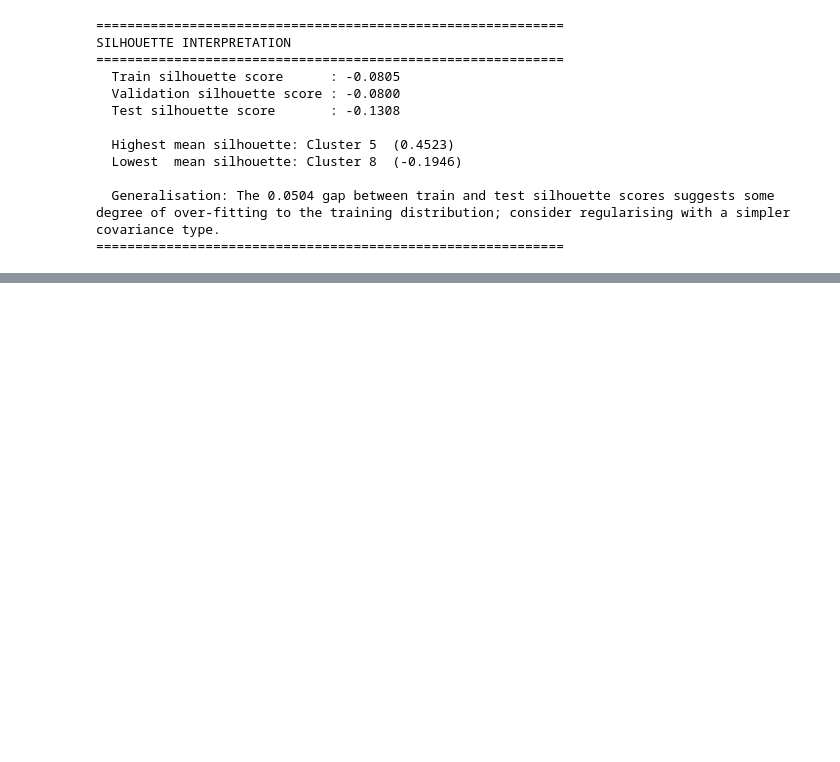
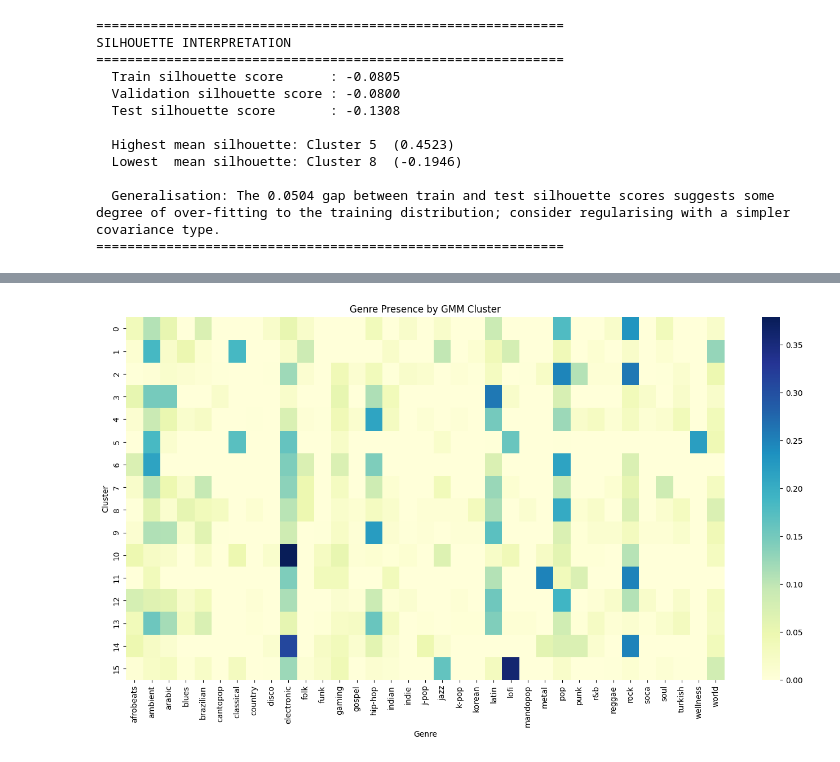
Before and after one commit to samiuell/MSE446-Group2, a Jupyter notebook: MSE446_Group2_GMMModel_C.ipynb, the cells around one changed output, grey strips where cells are left out. Saved outputs shown, nothing was run; the diff lists cells and outputs as text; code cells hidden in the pictures; blank space fills up the shorter version.

```diff
--- a/MSE446_Group2_GMMModel_C.ipynb
+++ b/MSE446_Group2_GMMModel_C.ipynb
@@ -879,0 +900,26 @@ plt.show()
+# %%
+# -------------------------------
+# TOP GENRE PER CLUSTER
+# -------------------------------
+
+genre_cols = [c for c in songs_gmm.columns if c.startswith('playlist_genre_')]
+
+cluster_genre_means = songs_gmm.groupby('gmm_cluster')[genre_cols].mean()
+
+# Rename columns to cleaner labels
+cluster_genre_means.columns = [c.replace('playlist_genre_', '') for c in cluster_genre_means.columns]
+
+plt.figure(figsize=(14, 8))
+sns.heatmap(
+    cluster_genre_means,
+    cmap='YlGnBu',
+    annot=False
+)
+
+plt.title('Genre Presence by GMM Cluster')
+plt.xlabel('Genre')
+plt.ylabel('Cluster')
+plt.tight_layout()
+plt.show()
+# %% [output]
+[figure, added]
```
Also changed, not shown: parts of 5 cells of this notebook, 1 other file.
